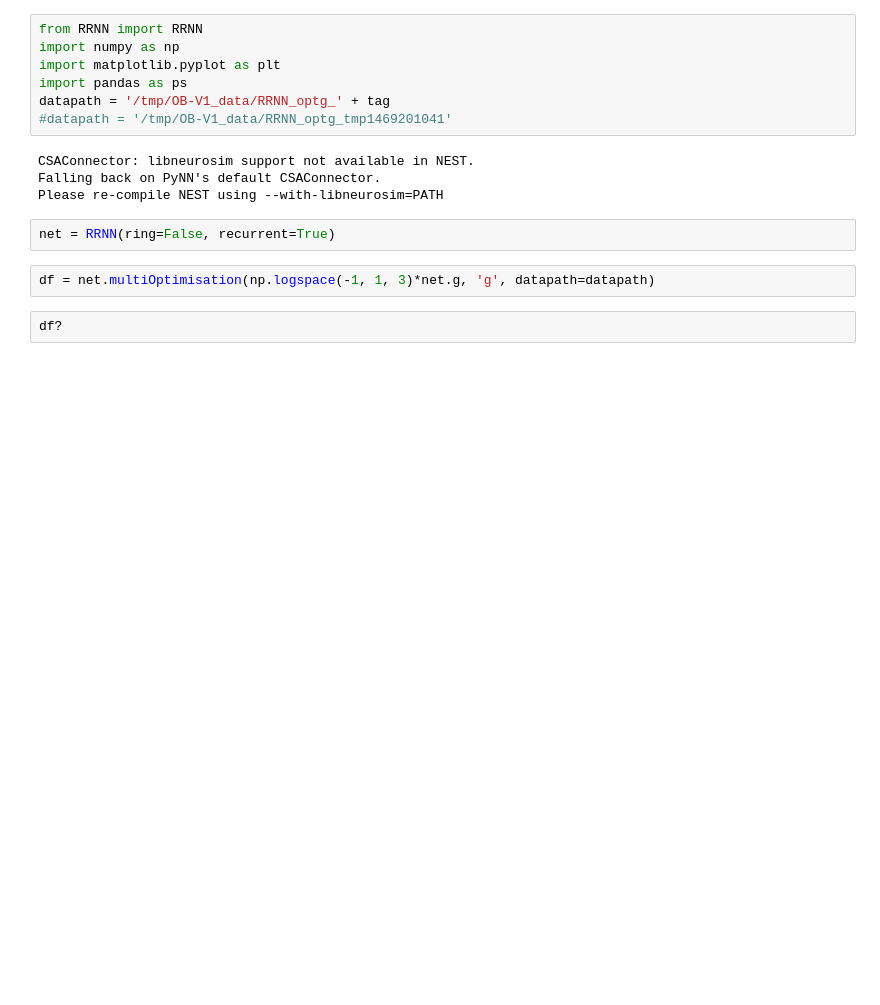
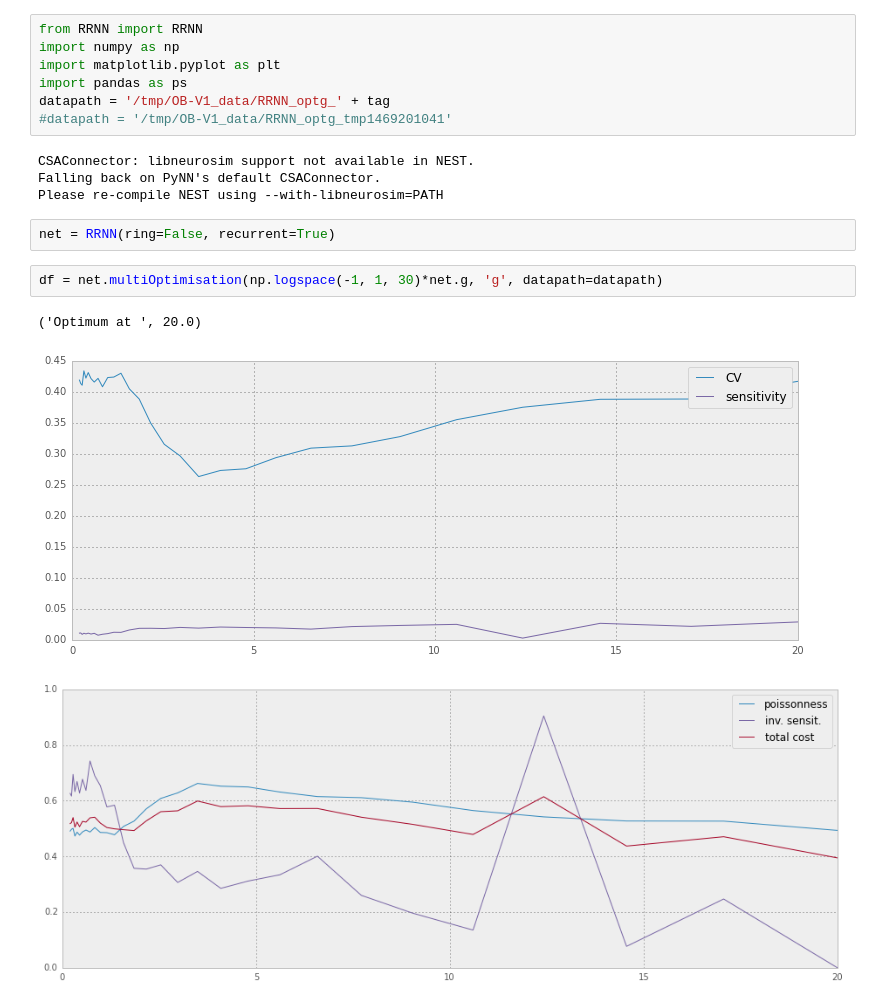
Before and after one commit to laurentperrinet/OBV1, a Jupyter notebook: notebooks/2.3.3_RRNN_BalancedStates_MultiOptimisation_DifferentG.ipynb, the cells around one changed output. Cells and saved outputs as stored; diff of their text form; blank space fills up the shorter version.

```diff
--- a/notebooks/2.3.3_RRNN_BalancedStates_MultiOptimisation_DifferentG.ipynb
+++ b/notebooks/2.3.3_RRNN_BalancedStates_MultiOptimisation_DifferentG.ipynb
@@ -25,6 +25,8 @@ Please re-compile NEST using --with-libneurosim=PATH
 # %%
 net = RRNN(ring=False, recurrent=True)
 # %%
-df = net.multiOptimisation(np.logspace(-1, 1, 3)*net.g, 'g', datapath=datapath)
+df = net.multiOptimisation(np.logspace(-1, 1, 30)*net.g, 'g', datapath=datapath)
+# %% [output]
+('Optimum at ', 20.0)
+[figure, added]
+[figure, added]
-# %%
-df?
```
Also changed, not shown: parts of 1 cell of this notebook, 3 other files.
